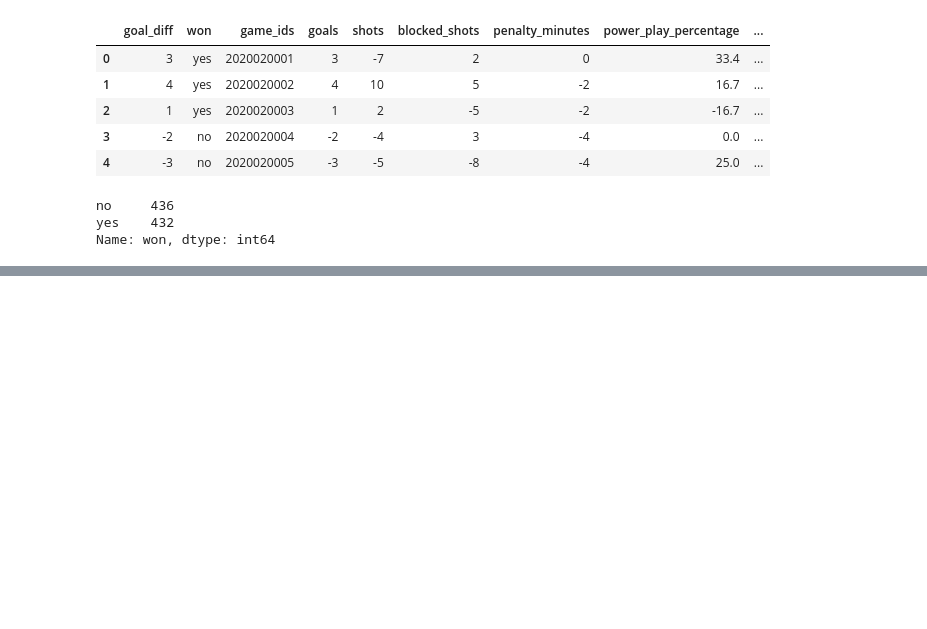
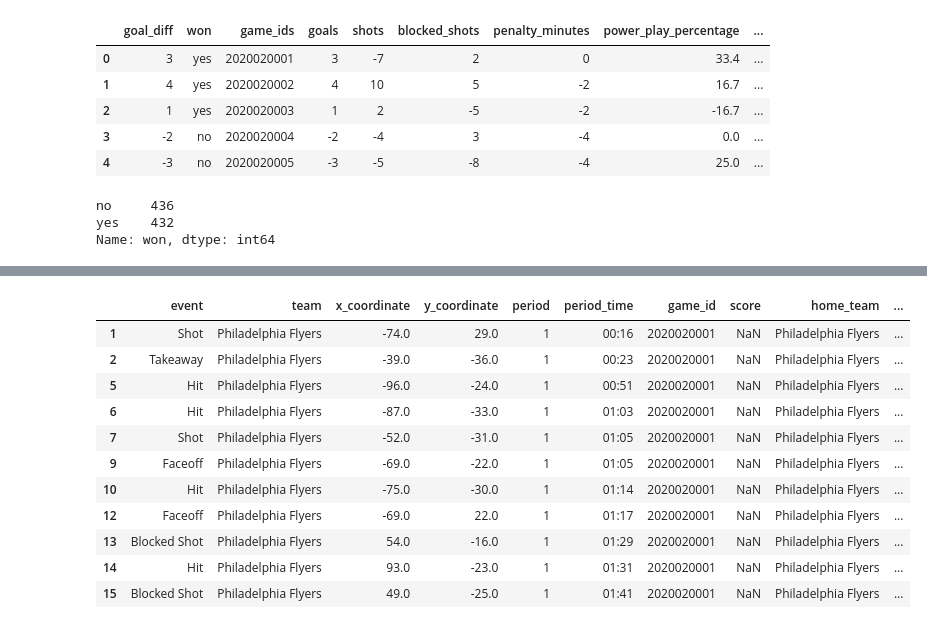
Before and after one commit to RazyChristmas/NHL_predictor, a Jupyter notebook: EDA and Feature engineering .ipynb, the cells around one changed output, grey strips where cells are left out. Drawn from its saved outputs; the diff is of its cells as text; code cells hidden in the pictures; blank space fills up the shorter version.

```diff
--- a/EDA and Feature engineering .ipynb
+++ b/EDA and Feature engineering .ipynb
@@ -343,0 +400,12 @@ Name: won, dtype: int64
+# %%
+def period_time_to_full_time(df):
+    first_period = df[df['period'] == 1]
+    second_period = df[df['period'] == 2]
+    third_period = df[df['period'] == 3]
+    second_period['period_time_int'] = second_period['period_time_int'] + 2000
+    third_period['period_time_int'] = third_period['period_time_int'] + 4000
+    output_df = pd.concat([first_period,second_period], axis=0, ignore_index=True)
+    output_df = pd.concat([output_df,third_period], axis=0, ignore_index=True)
+    return output_df
+# %%
+game_1 = period_time_to_full_time(game_1)
@@ -343,0 +427,19 @@ Name: won, dtype: int64
+# %%
+game_1_first_2 = game_1[(game_1['period_time_int'] < 200) & (game_1['period'] == 1)]
+# %%
+game_1_first_2_home = game_1_first_2[game_1_first_2['team'] == game_1_first_2['home_team']]
+# %%
+game_1_first_2_home
+# %% [output]
+|  | event | team | x_coordinate | y_coordinate | period | period_time | game_id | score | home_team | ... |
+| 1 | Shot | Philadelphia Flyers | -74.0 | 29.0 | 1 | 00:16 | 2020020001 | NaN | Philadelphia Flyers | ... |
+| 2 | Takeaway | Philadelphia Flyers | -39.0 | -36.0 | 1 | 00:23 | 2020020001 | NaN | Philadelphia Flyers | ... |
+| 5 | Hit | Philadelphia Flyers | -96.0 | -24.0 | 1 | 00:51 | 2020020001 | NaN | Philadelphia Flyers | ... |
+| 6 | Hit | Philadelphia Flyers | -87.0 | -33.0 | 1 | 01:03 | 2020020001 | NaN | Philadelphia Flyers | ... |
+| 7 | Shot | Philadelphia Flyers | -52.0 | -31.0 | 1 | 01:05 | 2020020001 | NaN | Philadelphia Flyers | ... |
+| 9 | Faceoff | Philadelphia Flyers | -69.0 | -22.0 | 1 | 01:05 | 2020020001 | NaN | Philadelphia Flyers | ... |
+| 10 | Hit | Philadelphia Flyers | -75.0 | -30.0 | 1 | 01:14 | 2020020001 | NaN | Philadelphia Flyers | ... |
+| 12 | Faceoff | Philadelphia Flyers | -69.0 | 22.0 | 1 | 01:17 | 2020020001 | NaN | Philadelphia Flyers | ... |
+| 13 | Blocked Shot | Philadelphia Flyers | 54.0 | -16.0 | 1 | 01:29 | 2020020001 | NaN | Philadelphia Flyers | ... |
+| 14 | Hit | Philadelphia Flyers | 93.0 | -23.0 | 1 | 01:31 | 2020020001 | NaN | Philadelphia Flyers | ... |
+| 15 | Blocked Shot | Philadelphia Flyers | 49.0 | -25.0 | 1 | 01:41 | 2020020001 | NaN | Philadelphia Flyers | ... |
```
Also changed, not shown: parts of 24 cells of this notebook, 1 other file.
